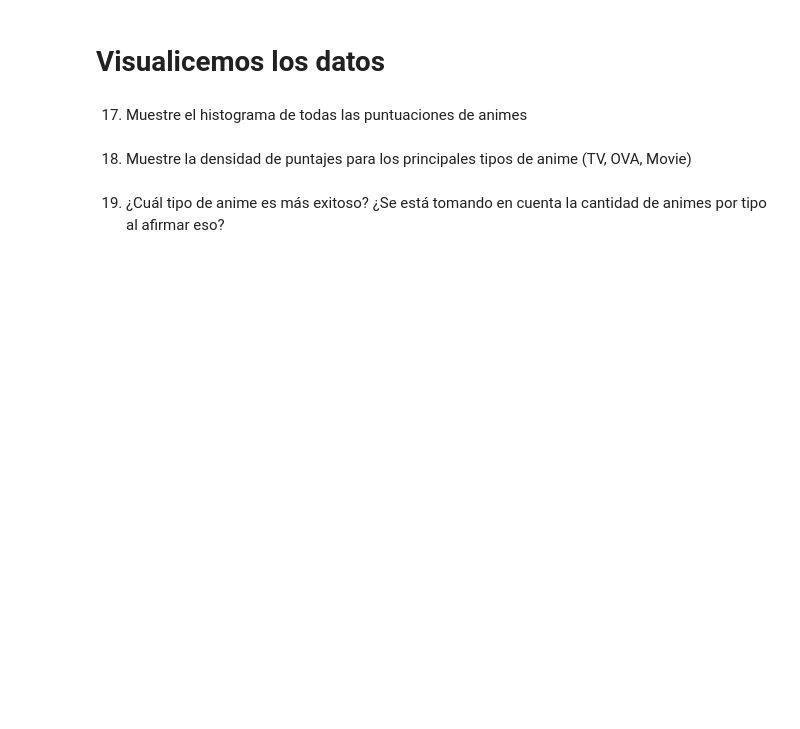
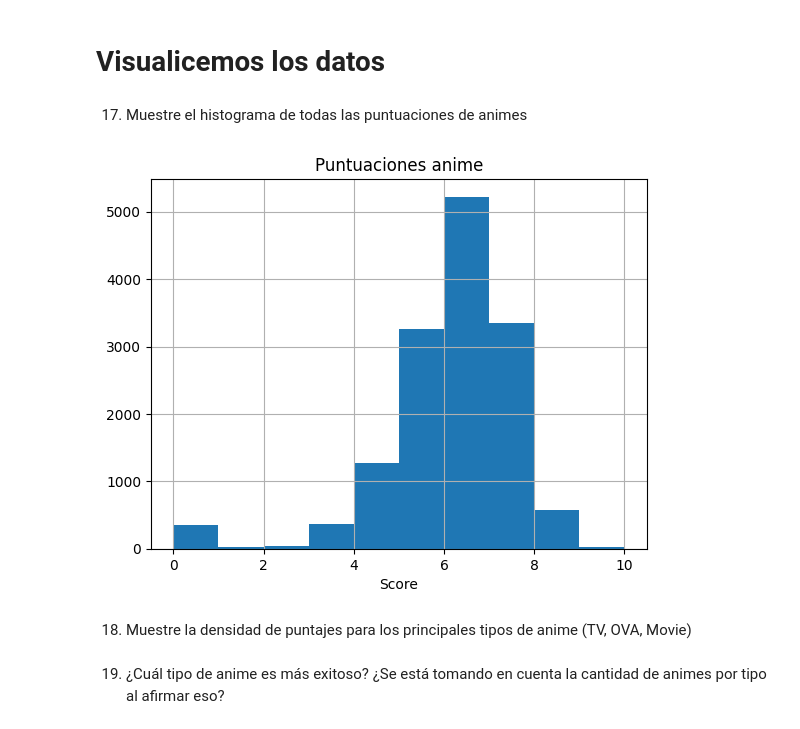
Before and after one commit to astromai/Laboratorios-Mineria-de-Datos-CC5205, a Jupyter notebook: NahuelW_TomásU_Lab_1.ipynb, the cells around one changed output. Drawn from its saved outputs; the diff is of its cells as text; code cells hidden in the pictures; blank space fills up the shorter version.

```diff
--- a/NahuelW_TomásU_Lab_1.ipynb
+++ b/NahuelW_TomásU_Lab_1.ipynb
@@ -311,2 +321,5 @@ df_stats[df_stats["score"] > 9.0]
 # %% [markdown]
 12. Después de que te preguntaran por los animes que tienen mejor score, se te ocurre crear una columna que indique cuales animes son "buenos". Para esto, el área de producto te indica que un "mal" anime tiene score bajo 4.0, uno "intermedio" tiene score entre 4.0 y 8.0, y uno "bueno" tiene score sobre 8.0. **Usa el método apply para crear una nueva columna "quality" que tenga como valor "Malo", "Intermedio" o "Bueno" según la definición anterior. Luego, muestra los 5 primeros registros**
+# %%
+df_stats['quality'] = df_stats['score'].apply(lambda x: 'Malo' if x < 4.0 else 'Intermedio' if x <= 8.0 else 'Bueno')
+df_stats.head(5)
@@ -322,6 +379,15 @@ df_stats[df_stats["score"] > 9.0]
 # Visualicemos los datos
 # %% [markdown]
 17. Muestre el histograma de todas las puntuaciones de animes
+# %%
+hist = df_stats['score'].hist(bins = 10)
+
+plt.title('Puntuaciones anime')
+plt.xlabel('Score')
+
+plt.show()
+# %% [output]
+[figure, added]
 # %% [markdown]
 18. Muestre la densidad de puntajes para los principales tipos de anime (TV, OVA, Movie)
 # %% [markdown]
```
Also changed, not shown: parts of 5 cells of this notebook.
